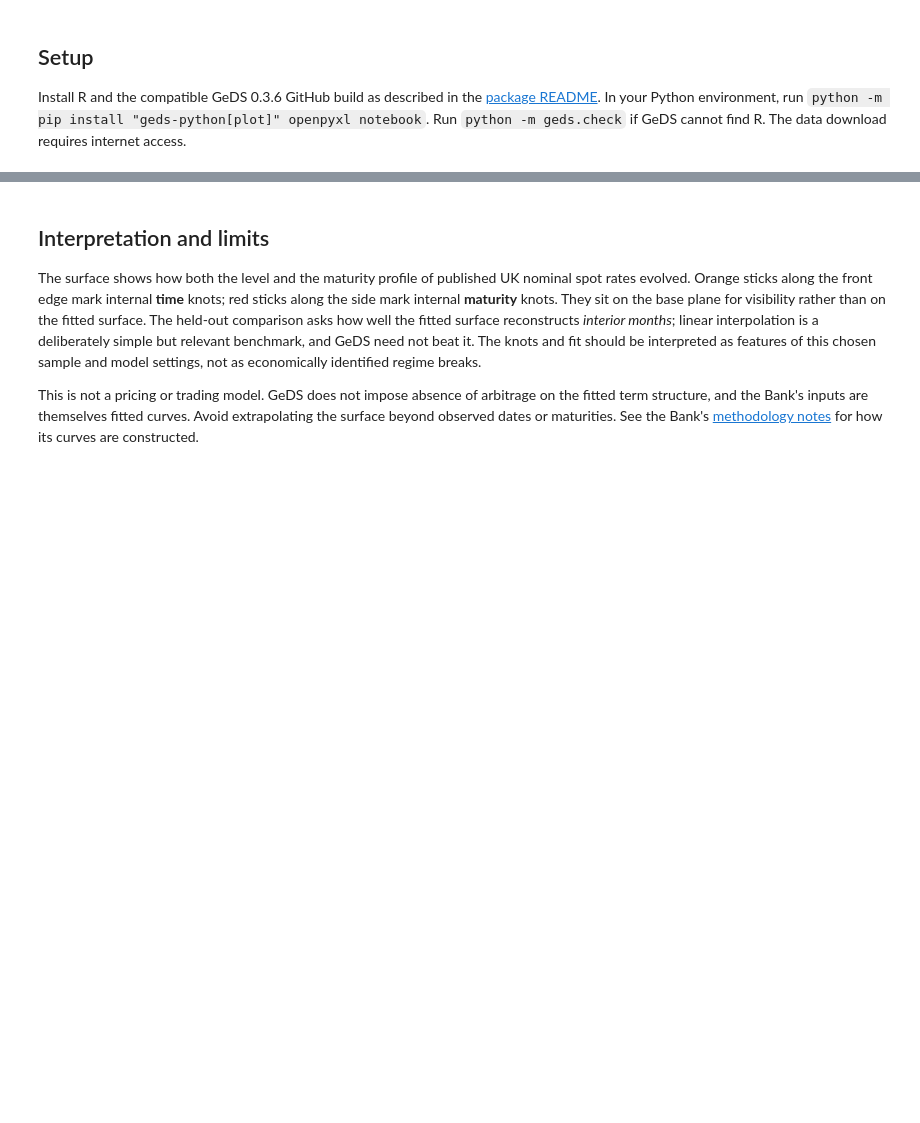
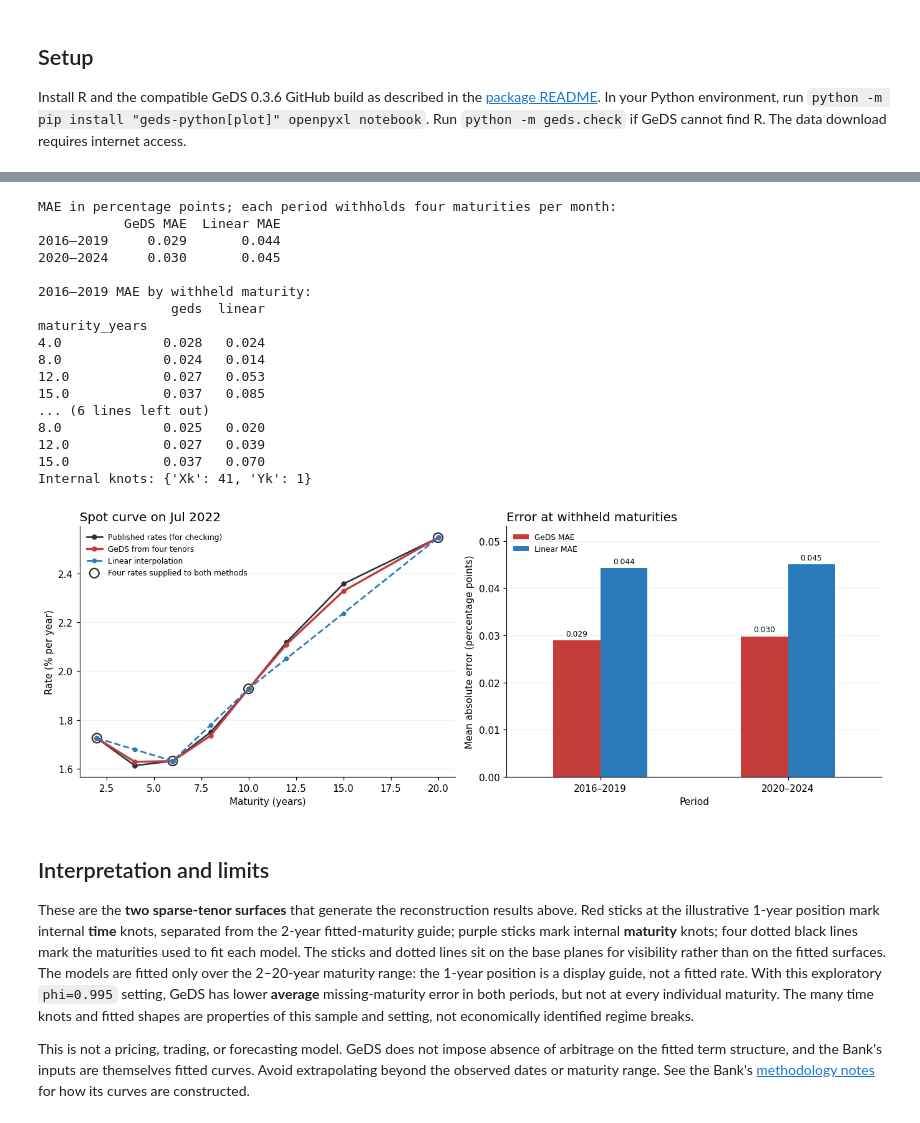
Before and after one commit to emilioluissaenzguillen/GeDS-python, a Jupyter notebook: examples/uk_yield_curves.ipynb, the cells around one changed output, grey strips where cells are left out. Drawn from its saved outputs; the diff is of its cells as text; code cells hidden in the pictures; blank space fills up the shorter version.

```diff
--- a/examples/uk_yield_curves.ipynb
+++ b/examples/uk_yield_curves.ipynb
@@ -168,6 +218,81 @@ plt.show()
+# %%
+def mean_absolute_errors(hidden):
+    return {name: np.mean(abs(hidden['yield_pct'] - hidden[name]))
+            for name in ('geds', 'linear')}
+
+comparison = pd.DataFrame({
+    '2016–2019': mean_absolute_errors(earlier_hidden),
+    '2020–2024': mean_absolute_errors(recent_hidden),
+}).T.rename(columns={'geds': 'GeDS MAE', 'linear': 'Linear MAE'})
+
+print('MAE in percentage points; each period withholds four maturities per month:')
+print(comparison.round(3).to_string())
+for period, hidden, model in (
+    ('2016–2019', earlier_hidden, earlier_surface),
+    ('2020–2024', recent_hidden, sparse_surface),
+):
+    print(f'\n{period} MAE by withheld maturity:')
+    print(hidden.groupby('maturity_years').apply(
+        lambda rows: pd.Series(mean_absolute_errors(rows)),
+        include_groups=False
+    ).round(3).to_string())
+    print('Internal knots:',
+          {axis: 0 if knots is None else len(knots)
+           for axis, knots in model.knots_.items()})
+
+display_date = wide.index[len(wide) // 2]  # A fixed, middle-of-sample illustration.
+display_X = pd.DataFrame({
+    'time_years': [(display_date - wide.index.min()).days / 365.25] * len(MATURITIES),
+    'maturity_years': MATURITIES,
+})
+fig, (ax_curve, ax_error) = plt.subplots(1, 2, figsize=(12.5, 4.6))
+ax_curve.plot(MATURITIES, wide.loc[display_date, MATURITIES], 'o-',
+              color=COLOR_OBSERVED, lw=1.7, ms=4.5, label='Published rates (for checking)')
+ax_curve.plot(MATURITIES, sparse_surface.predict(display_X), 'o-',
+              color=COLOR_GEDS, lw=2.2, ms=4.5, label='GeDS from four tenors')
+ax_curve.plot(MATURITIES, np.interp(MATURITIES, OBSERVED_TENORS,
+              wide.loc[display_date, OBSERVED_TENORS]), 'o--',
+              color=COLOR_BASELINE, lw=1.8, ms=4, label='Linear interpolation')
+ax_curve.scatter(OBSERVED_TENORS, wide.loc[display_date, OBSERVED_TENORS],
+                 s=95, facecolors='none', edgecolors=COLOR_OBSERVED, linewidths=1.5,
+                 label='Four rates supplied to both methods')
+ax_curve.set(title=f'Spot curve on {display_date:%b %Y}',
+             xlabel='Maturity (years)', ylabel='Rate (% per year)')
+ax_curve.grid(axis='y', alpha=0.18)
+ax_curve.legend(fontsize=8, frameon=False)
+comparison.plot.bar(ax=ax_error, rot=0, color=[COLOR_GEDS, COLOR_BASELINE])
+ax_error.set(title='Error at withheld maturities',
+             ylabel='Mean absolute error (percentage points)', xlabel='Period')
+ax_error.set_ylim(0, comparison.to_numpy().max() * 1.18)
+for bars in ax_error.containers:
+    ax_error.bar_label(bars, fmt='%.3f', padding=3, fontsize=8)
+ax_error.grid(axis='y', alpha=0.18)
+ax_error.set_axisbelow(True)
+ax_error.legend(fontsize=8, frameon=False)
+fig.tight_layout()
+plt.show()
+# %% [output]
+MAE in percentage points; each period withholds four maturities per month:
+           GeDS MAE  Linear MAE
+2016–2019     0.029       0.044
+2020–2024     0.030       0.045
+
+2016–2019 MAE by withheld maturity:
+                 geds  linear
+maturity_years
+4.0             0.028   0.024
+8.0             0.024   0.014
+12.0            0.027   0.053
+15.0            0.037   0.085
+... (6 lines left out)
+8.0             0.025   0.020
+12.0            0.027   0.039
+15.0            0.037   0.070
+Internal knots: {'Xk': 41, 'Yk': 1}
+[figure, added]
 # %% [markdown]
 ## Interpretation and limits
 
-The surface shows how both the level and the maturity profile of published UK nominal spot rates evolved. Orange sticks along the front edge mark internal **time** knots; red sticks along the side mark internal **maturity** knots. They sit on the base plane for visibility rather than on the fitted surface. The held-out comparison asks how well the fitted surface reconstructs *interior months*; linear interpolation is a deliberately simple but relevant benchmark, and GeDS need not beat it. The knots and fit should be interpreted as features of this chosen sample and model settings, not as economically identified regime breaks.
+These are the **two sparse-tenor surfaces** that generate the reconstruction results above. Red sticks at the illustrative 1-year position mark internal **time** knots, separated from the 2-year fitted-maturity guide; purple sticks mark internal **maturity** knots; four dotted black lines mark the maturities used to fit each model. The sticks and dotted lines sit on the base planes for visibility rather than on the fitted surfaces. The models are fitted only over the 2–20-year maturity range: the 1-year position is a display guide, not a fitted rate. With this exploratory `phi=0.995` setting, GeDS has lower **average** missing-maturity error in both periods, but not at every individual maturity. The many time knots and fitted shapes are properties of this sample and setting, not economically identified regime breaks.
 
-This is not a pricing or trading model. GeDS does not impose absence of arbitrage on the fitted term structure, and the Bank's inputs are themselves fitted curves. Avoid extrapolating the surface beyond observed dates or maturities. See the Bank's [methodology notes](https://www.bankofengland.co.uk/statistics/yield-curves/terminology-and-concepts) for how its curves are constructed.
+This is not a pricing, trading, or forecasting model. GeDS does not impose absence of arbitrage on the fitted term structure, and the Bank's inputs are themselves fitted curves. Avoid extrapolating beyond the observed dates or maturity range. See the Bank's [methodology notes](https://www.bankofengland.co.uk/statistics/yield-curves/terminology-and-concepts) for how its curves are constructed.
```
Also changed, not shown: parts of 8 cells of this notebook, 1 other file.
